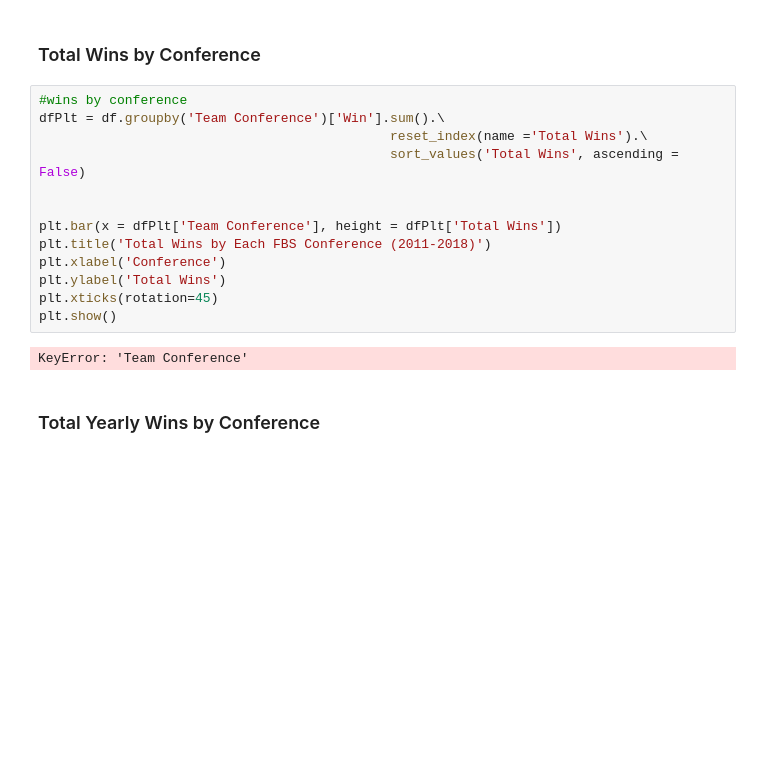
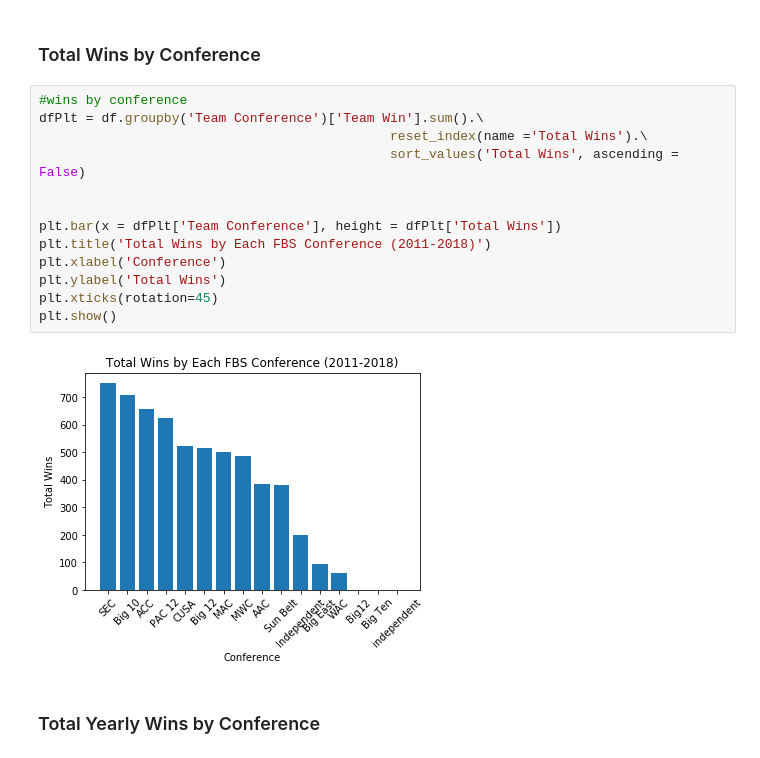
Before and after one commit to Ben-Roth-MS-DS/College-Football-Project, a Jupyter notebook: Scripts/EDA/Graphical Conference EDA.ipynb, the cells around one changed output. Saved outputs shown, nothing was run; the diff lists cells and outputs as text; blank space fills up the shorter version.

Commit message:
Removing typos in conference names; updating column names in EDA

```diff
--- a/Scripts/EDA/Graphical Conference EDA.ipynb
+++ b/Scripts/EDA/Graphical Conference EDA.ipynb
@@ -26,19 +26,19 @@ df.head(5)
 ### Total Wins by Conference
 # %%
 #wins by conference
-dfPlt = df.groupby('Team Conference')['Win'].sum().\
+dfPlt = df.groupby('Team Conference')['Team Win'].sum().\
                                              reset_index(name ='Total Wins').\
                                              sort_values('Total Wins', ascending = False)
 
 
 plt.bar(x = dfPlt['Team Conference'], height = dfPlt['Total Wins'])
 plt.title('Total Wins by Each FBS Conference (2011-2018)')
 plt.xlabel('Conference')
 plt.ylabel('Total Wins')
 plt.xticks(rotation=45)
 plt.show()
 # %% [output]
-KeyError: 'Team Conference'
+[figure, added]
 # %% [markdown]
 ### Total Yearly Wins by Conference
 # %%
```
Also changed, not shown: parts of 2 cells of this notebook, 1 other file.
